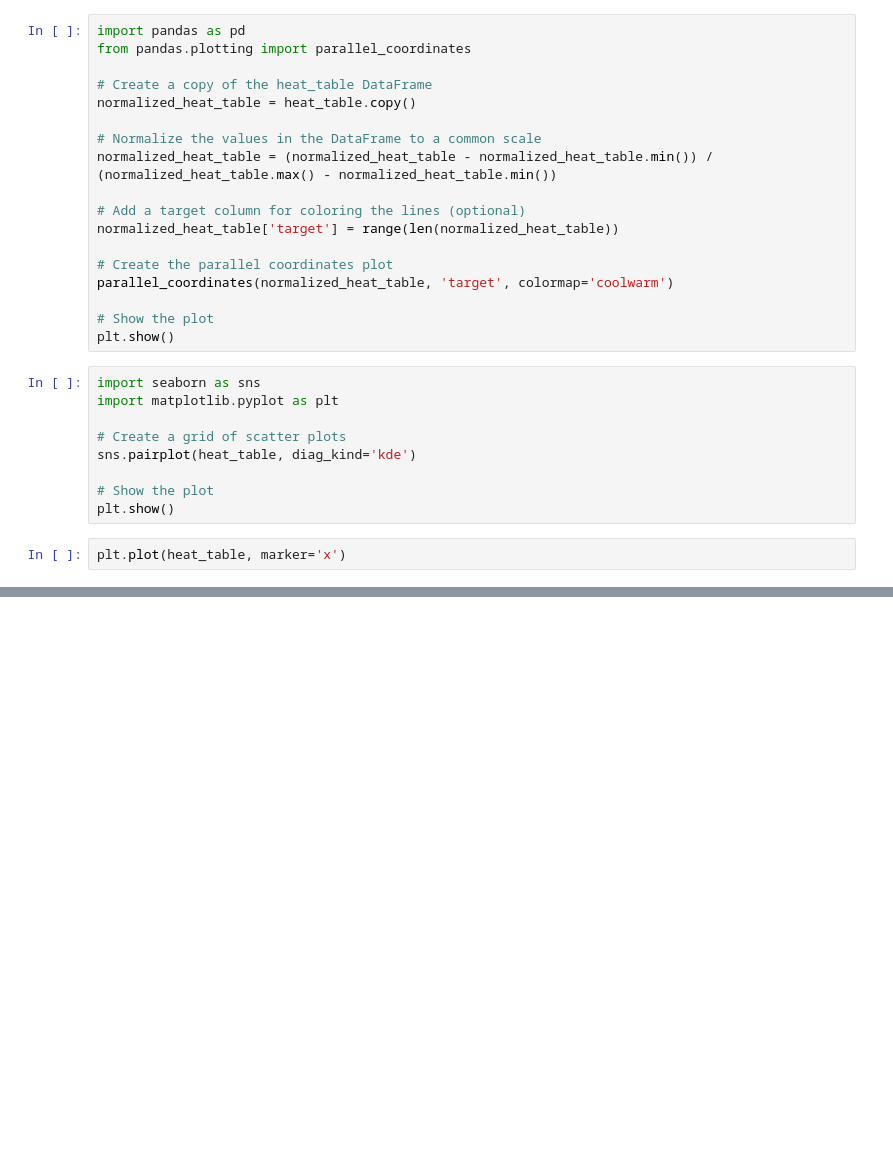
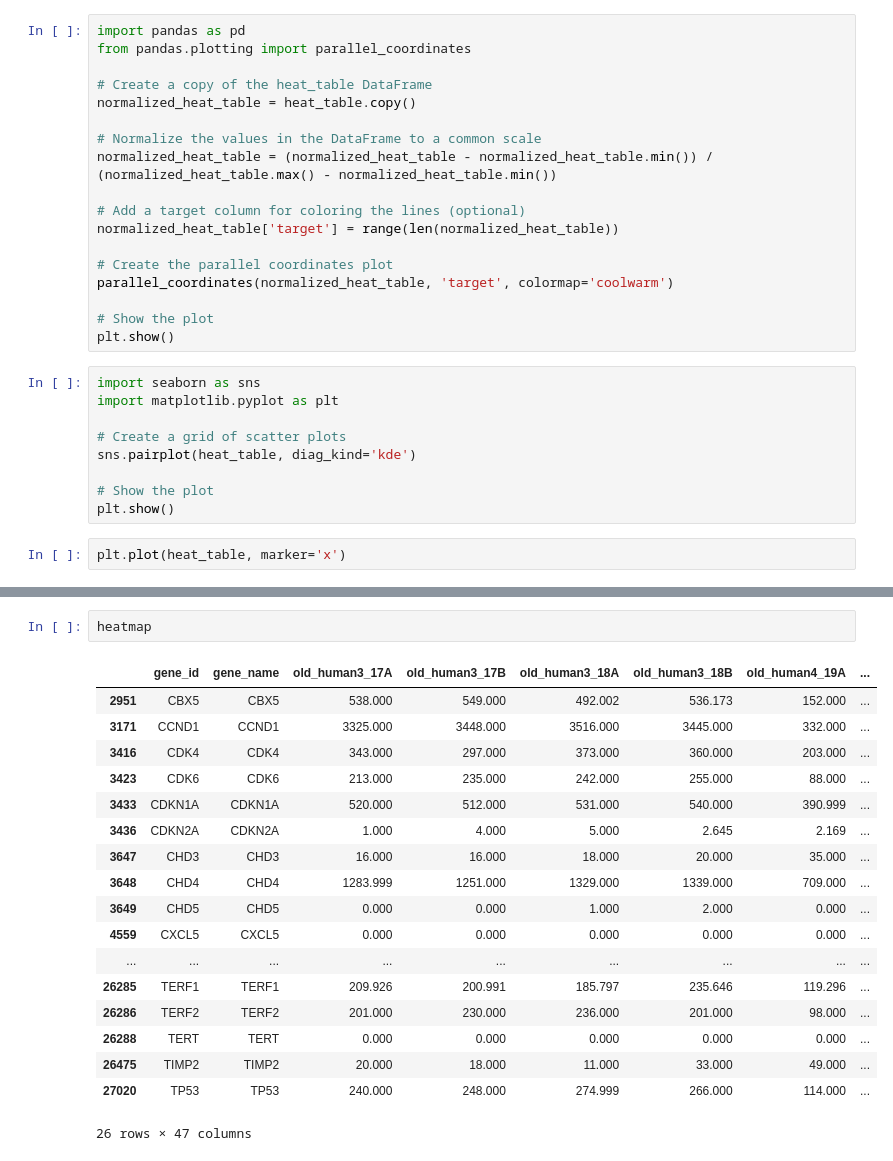
Before and after one commit to jonahdiamond/aging_work, a Jupyter notebook: main.ipynb, the cells around one changed output, grey strips where cells are left out. Saved outputs shown, nothing was run; the diff lists cells and outputs as text; blank space fills up the shorter version.

```diff
--- a/main.ipynb
+++ b/main.ipynb
@@ -344,0 +447,21 @@ plt.plot(xlens)
+# %%
+heatmap
+# %% [output]
+|  | gene_id | gene_name | old_human3_17A | old_human3_17B | old_human3_18A | old_human3_18B | old_human4_19A | ... |
+| 2951 | CBX5 | CBX5 | 538.000 | 549.000 | 492.002 | 536.173 | 152.000 | ... |
+| 3171 | CCND1 | CCND1 | 3325.000 | 3448.000 | 3516.000 | 3445.000 | 332.000 | ... |
+| 3416 | CDK4 | CDK4 | 343.000 | 297.000 | 373.000 | 360.000 | 203.000 | ... |
+| 3423 | CDK6 | CDK6 | 213.000 | 235.000 | 242.000 | 255.000 | 88.000 | ... |
+| 3433 | CDKN1A | CDKN1A | 520.000 | 512.000 | 531.000 | 540.000 | 390.999 | ... |
+| 3436 | CDKN2A | CDKN2A | 1.000 | 4.000 | 5.000 | 2.645 | 2.169 | ... |
+| 3647 | CHD3 | CHD3 | 16.000 | 16.000 | 18.000 | 20.000 | 35.000 | ... |
+| 3648 | CHD4 | CHD4 | 1283.999 | 1251.000 | 1329.000 | 1339.000 | 709.000 | ... |
+| 3649 | CHD5 | CHD5 | 0.000 | 0.000 | 1.000 | 2.000 | 0.000 | ... |
+| 4559 | CXCL5 | CXCL5 | 0.000 | 0.000 | 0.000 | 0.000 | 0.000 | ... |
+| ... | ... | ... | ... | ... | ... | ... | ... | ... |
+| 26285 | TERF1 | TERF1 | 209.926 | 200.991 | 185.797 | 235.646 | 119.296 | ... |
+| 26286 | TERF2 | TERF2 | 201.000 | 230.000 | 236.000 | 201.000 | 98.000 | ... |
+| 26288 | TERT | TERT | 0.000 | 0.000 | 0.000 | 0.000 | 0.000 | ... |
+| 26475 | TIMP2 | TIMP2 | 20.000 | 18.000 | 11.000 | 33.000 | 49.000 | ... |
+| 27020 | TP53 | TP53 | 240.000 | 248.000 | 274.999 | 266.000 | 114.000 | ... |
+26 rows × 47 columns
```
Also changed, not shown: parts of 14 cells of this notebook.
